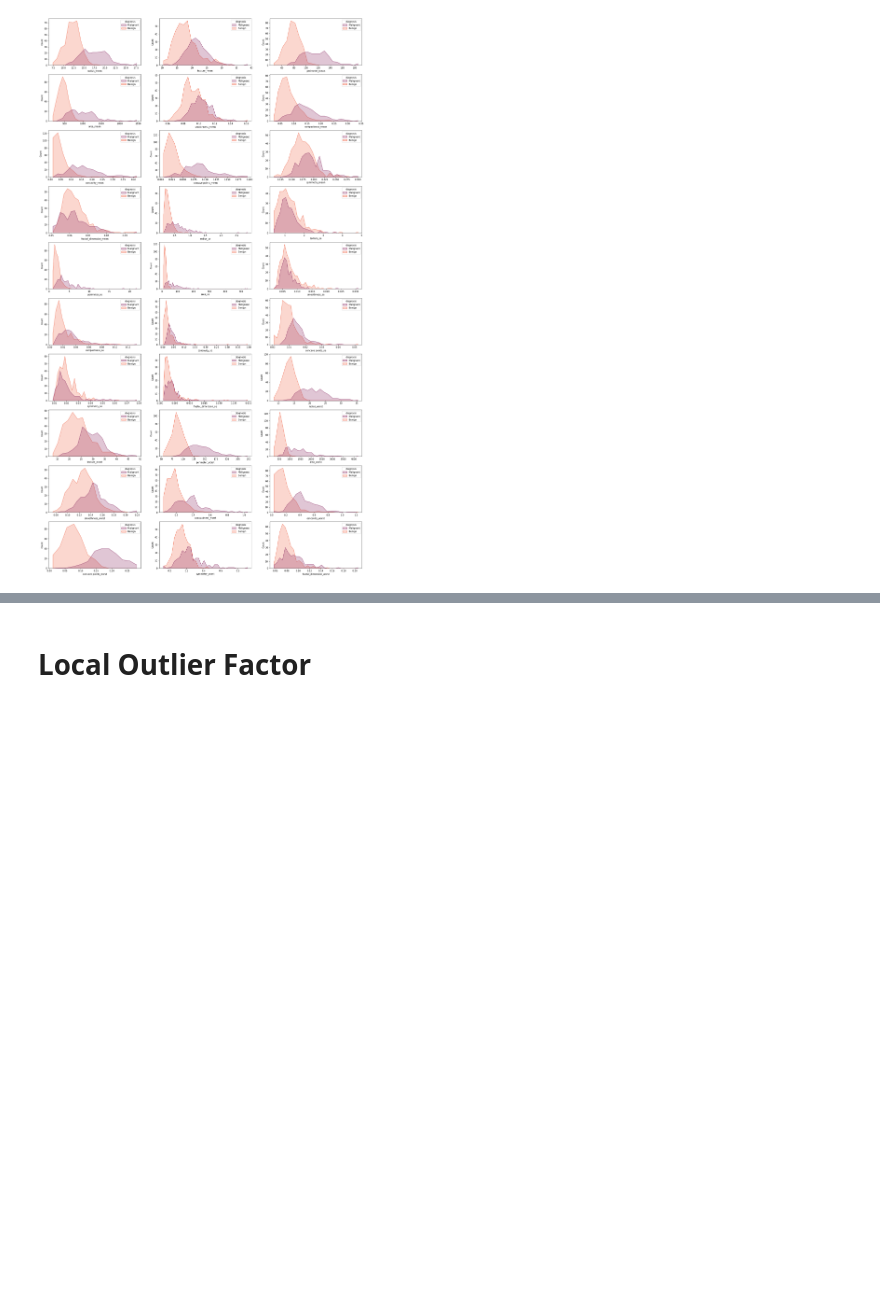
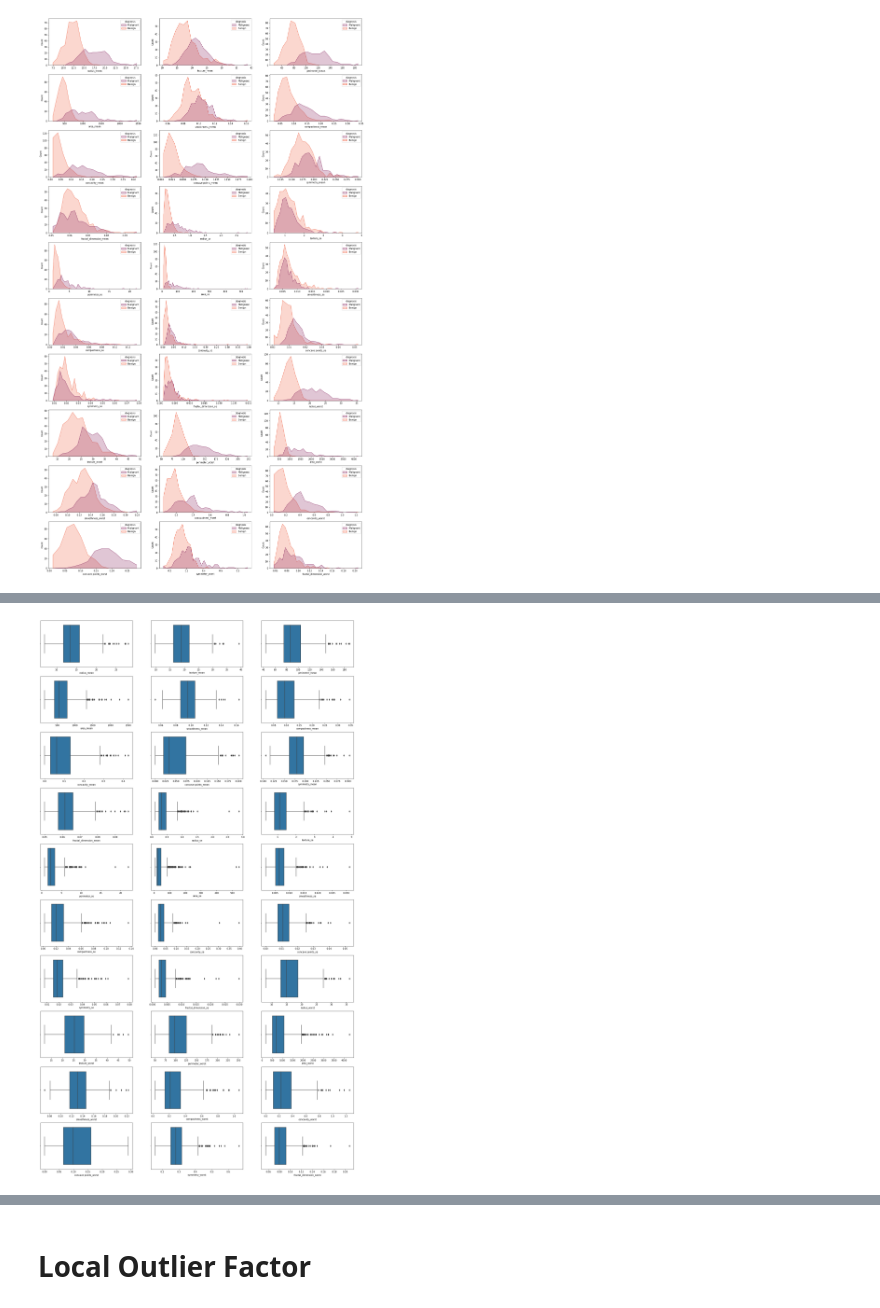
Before and after one commit to DevTeymur/Breast-Cancer-Dataset-Model, a Jupyter notebook: model.ipynb, the cells around one changed output, grey strips where cells are left out. Saved outputs shown, nothing was run; the diff lists cells and outputs as text; code cells hidden in the pictures; blank space fills up the shorter version.

```diff
--- a/model.ipynb
+++ b/model.ipynb
@@ -73,0 +96,11 @@ for col in data.columns[1::]:
+# %%
+fig, ax = plt.subplots(10, 3, figsize=(25,45))
+row, col_= 0, 0
+for col in df.columns[1::]:
+    sns.boxplot(df[col], ax=ax[row][col_])
+    col_+=1
+    if col_==3:
+        row+=1
+        col_=0
+# %% [output]
+[figure, added]
```
Also changed, not shown: parts of 26 cells of this notebook.
